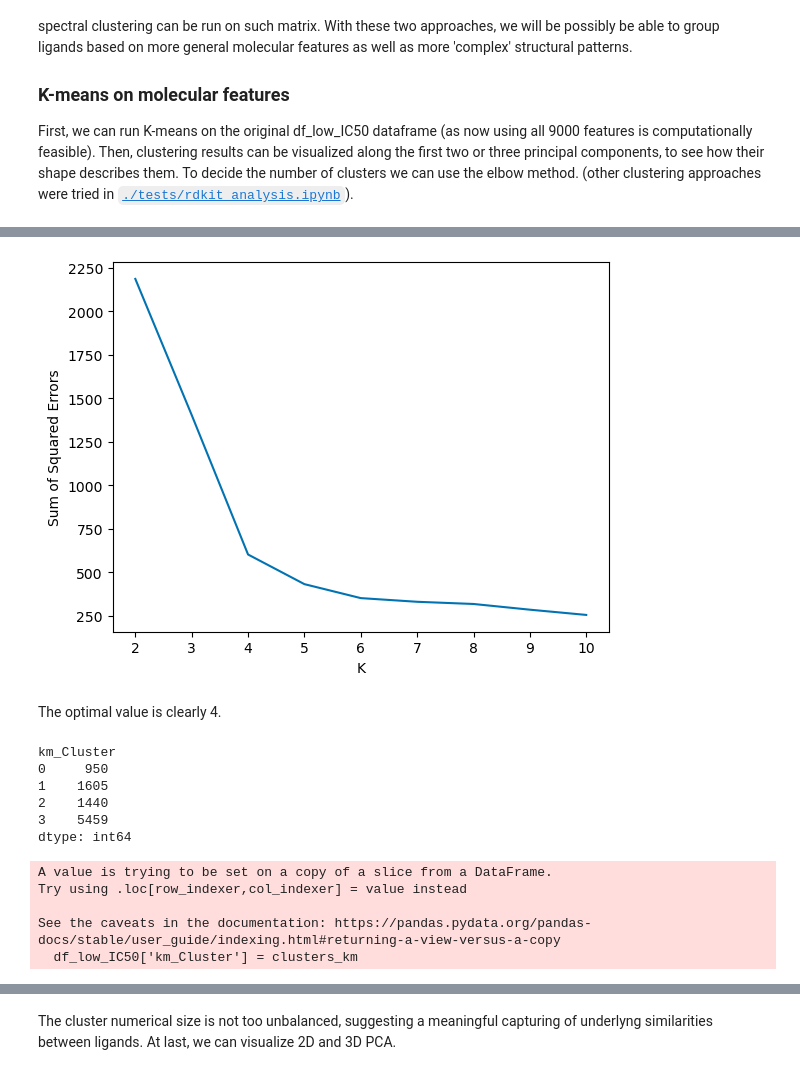
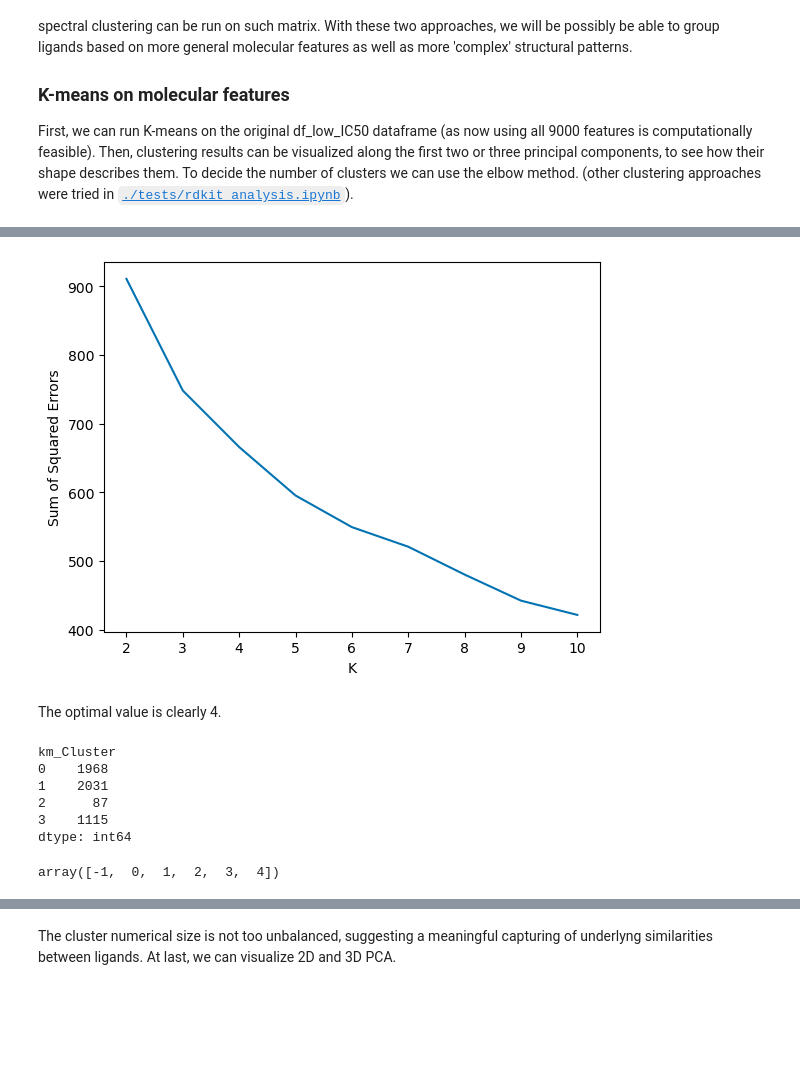
Before and after one commit to epfl-ada/ada-2024-project-adattatori, a Jupyter notebook: results - Copia.ipynb, the cells around one changed output, grey strips where cells are left out. Saved outputs shown, nothing was run; the diff lists cells and outputs as text; code cells hidden in the pictures; blank space fills up the shorter version.

```diff
--- a/results - Copia.ipynb
+++ b/results - Copia.ipynb
@@ -417,7 +583,7 @@ plt.show()
 A threshold of 0.00017 to define a high affinity drug was set based on the IC50 distribution. Still, almost nothing changed in terms of correlation.
 # %%
 #Now we can filter the data including only high affinity ligands with the above mentioned threshold
-df_low_IC50 = numerical_df[numerical_df['IC50 (nM)'] < 0.00000005]
+df_low_IC50 = numerical_df[numerical_df['IC50 (nM)'] < 1e20]
 corrlic =df_low_IC50.corr()
 corrlic.style.background_gradient(cmap='coolwarm')
 # %% [output]
@@ -497,3 +663,5 @@ This and other findings (present in the file ''), convinced us to exploit other
 ### K-means on molecular features ###
 
 First, we can run K-means on the original df_low_IC50 dataframe (as now using all 9000 features is computationally feasible). Then, clustering results can be visualized along the first two or three principal components, to see how their shape describes them. To decide the number of clusters we can use the elbow method. (other clustering approaches were tried in [`./tests/rdkit_analysis.ipynb`](./tests/rdkit_analysis.ipynb)).
+# %%
+df_low_IC50_pd = df_low_IC50.drop(columns=['index', 'BindingDB Reactant_set_id',	'BindingDB MonomerID',	'IC50 (nM)', 'Number of Protein Chains in Target (>1 implies a multichain complex)'])
@@ -500,27 +691,22 @@ First, we can run K-means on the original df_low_IC50 dataframe (as now using al
 # %%
 from sklearn.cluster import KMeans,SpectralClustering
 #plot SSE against K to look for the elbow
-evaluation_utils.plot_sse(df_low_IC50)
+evaluation_utils.plot_sse(df_low_IC50_pd)
 # %% [output]
-[figure, old version]
+[figure, new version]
 # %% [markdown]
 The optimal value is clearly 4.
 # %%
-k = 4  # Number of clusters, chosen based on above elbow method
+k = 4 # Number of clusters, chosen based on above elbow method
 km = KMeans(n_clusters=k, random_state=42)
-clusters_km = km.fit_predict(df_low_IC50)
+clusters_km = km.fit_predict(df_low_IC50_pd)
 df_low_IC50['km_Cluster'] = clusters_km
 print(df_low_IC50.groupby('km_Cluster').size())  # Check the size of each cluster
 warnings.simplefilter(action='ignore', category=pd.errors.SettingWithCopyWarning) #ignore warning
 # %% [output]
 km_Cluster
-0     950
-1    1605
-2    1440
-3    5459
+0    1968
+1    2031
+2      87
+3    1115
 dtype: int64
-A value is trying to be set on a copy of a slice from a DataFrame.
-Try using .loc[row_indexer,col_indexer] = value instead
-
-See the caveats in the documentation: https://pandas.pydata.org/pandas-docs/stable/user_guide/indexing.html#returning-a-view-versus-a-copy
-  df_low_IC50['km_Cluster'] = clusters_km
@@ -526,0 +722,4 @@ See the caveats in the documentation: https://pandas.pydata.org/pandas-docs/stab
+# %%
+np.unique(clusters)
+# %% [output]
+array([-1,  0,  1,  2,  3,  4])
```
Also changed, not shown: parts of 72 cells of this notebook, 3 other files.
